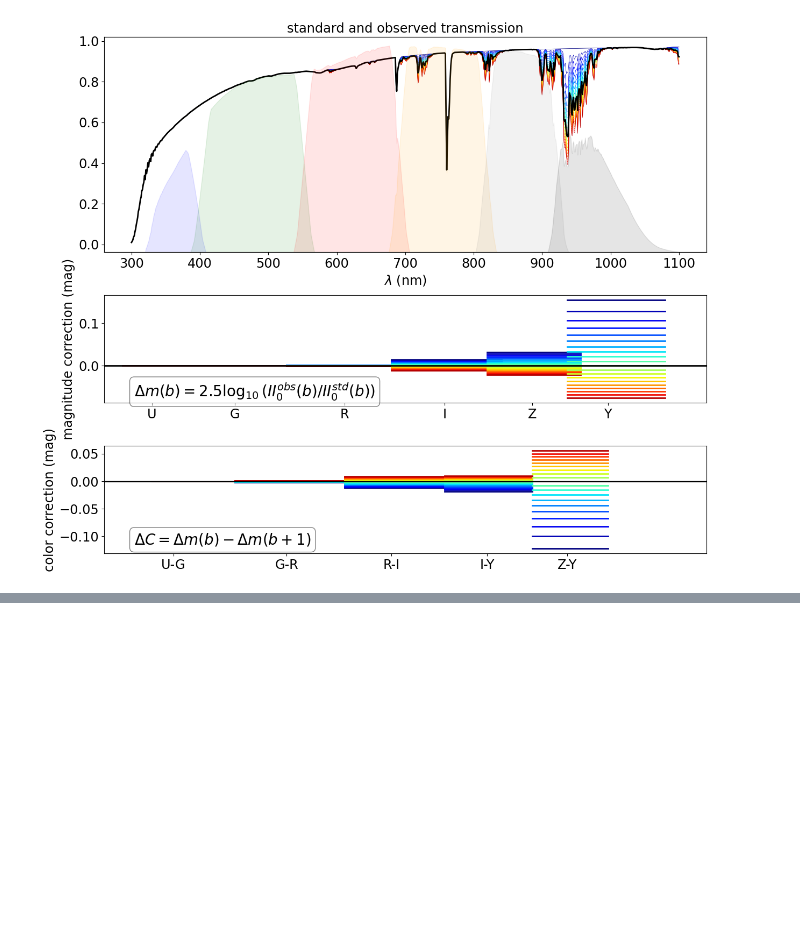
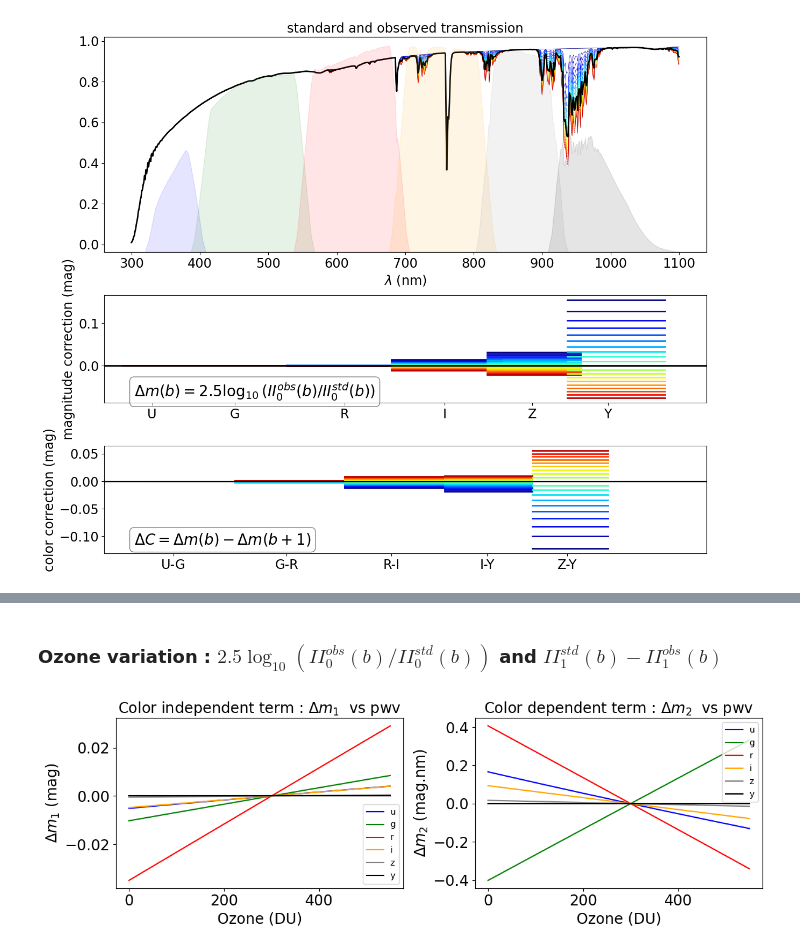
Before and after one commit to sylvielsstfr/RubinLSSTPhotometricCorrTuto, a Jupyter notebook: notebooks/02_PhotometricCorrections/02a_IntroPhotomCorrections.ipynb, the cells around one changed output, grey strips where cells are left out. Saved outputs shown, nothing was run; the diff lists cells and outputs as text; code cells hidden in the pictures; blank space fills up the shorter version.

```diff
--- a/notebooks/02_PhotometricCorrections/02a_IntroPhotomCorrections.ipynb
+++ b/notebooks/02_PhotometricCorrections/02a_IntroPhotomCorrections.ipynb
@@ -854,0 +920,39 @@ plt.tight_layout()
+# %% [markdown]
+### Ozone variation : $2.5 \log_{10} (II_0^{obs}(b)/II_0^{std}(b))$ and  $II_{1}^{std}(b)-II_{1}^{obs}(b)$
+# %%
+fig = plt.figure(figsize=(12,4))
+
+# Figure 1
+ax=fig.add_subplot(1,2,1)
+
+Y = np.zeros(NOZ)
+for ifilt,f in enumerate(filter_tagnames):
+    # loop on airmass
+    for index_oz,oz in enumerate(all_oz):
+        the_II0_ratio = pc.coll_all_II0ratio_nonstd[index_oz][f]
+
+        Y[index_oz] = -2.5*np.log10(the_II0_ratio)
+    ax.plot(all_oz,Y,'-',color=filter_color[ifilt],label=f)
+ax.set_xlabel('Ozone (DU)')
+ax.set_ylabel('$\Delta m_1$ (mag)')
+ax.set_title('Color independent term : $\Delta m_1$  vs pwv')
+ax.legend()
+
+
+# Figure 2
+ax=fig.add_subplot(1,2,2)
+Y = np.zeros(NOZ)
+for ifilt,f in enumerate(filter_tagnames):
+    # loop on ozone
+    for index_oz,oz in enumerate(all_oz):
+        the_II1_sub = pc.coll_all_II1sub_nonstd[index_oz][f]
+        Y[index_oz] = the_II1_sub
+    ax.plot(all_oz,Y,'-',color=filter_color[ifilt],label=f)
+ax.set_xlabel('Ozone (DU)')
+ax.set_ylabel('$\Delta m_2$ (mag.nm)')
+ax.set_title('Color dependent term : $\Delta m_2$  vs pwv')
+ax.legend()
+plt.tight_layout()
+plt.show()
+# %% [output]
+[figure, added]
```
Also changed, not shown: parts of 18 cells of this notebook, 1 other file.
